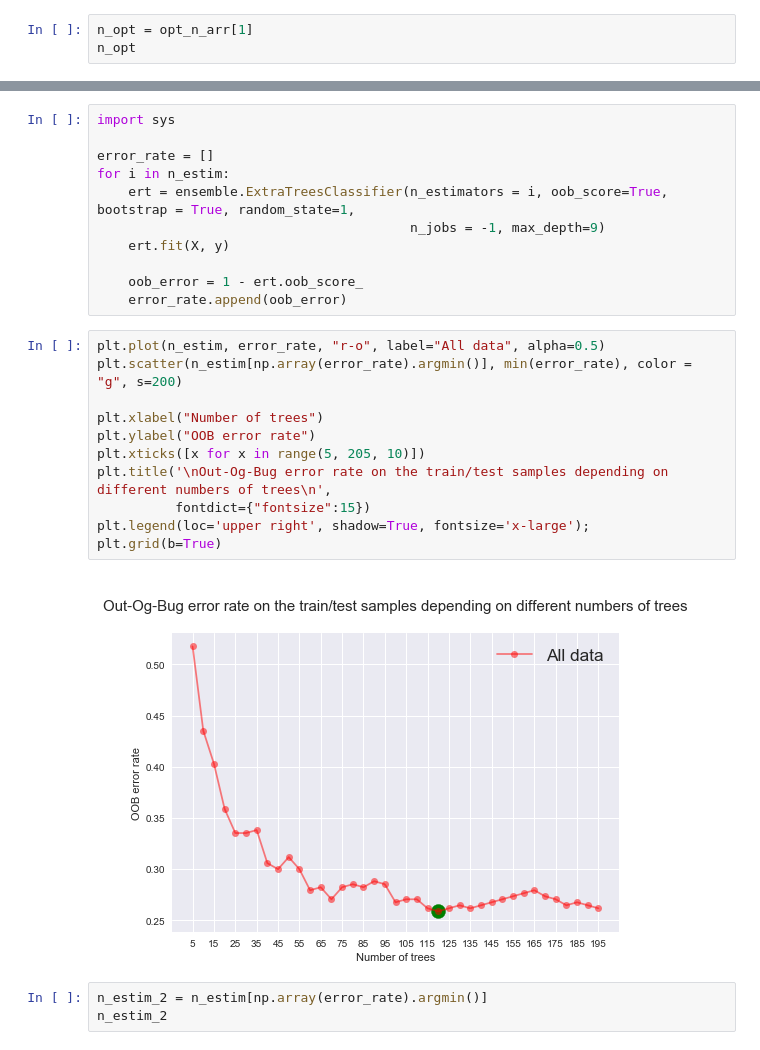
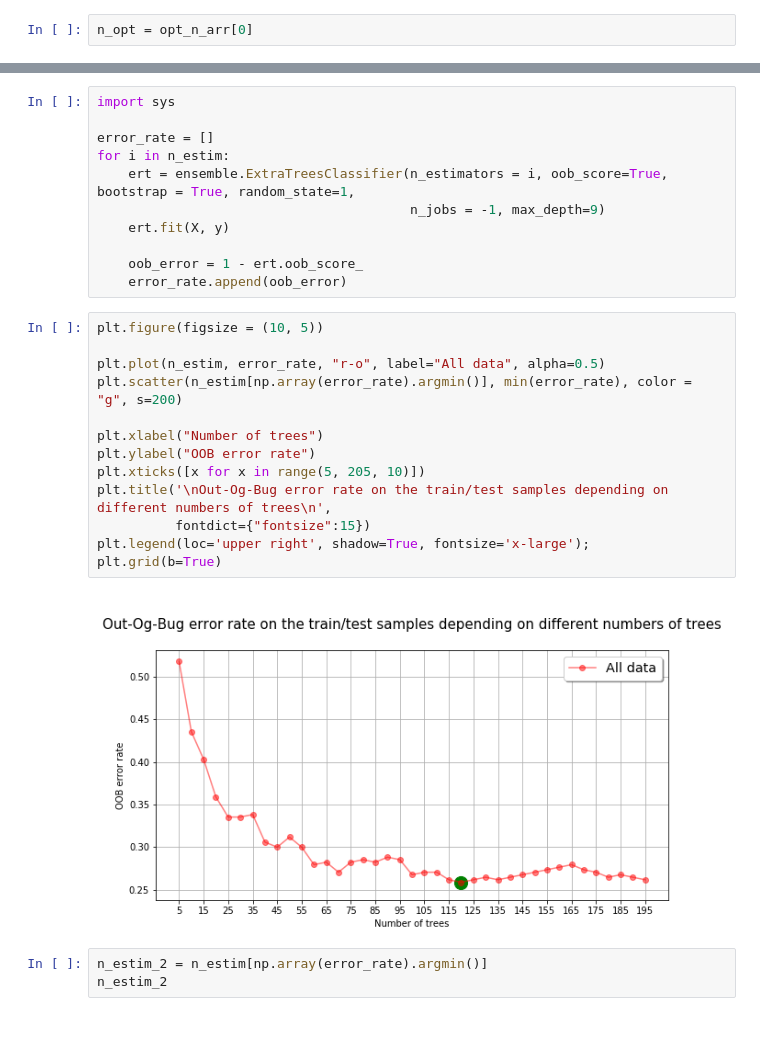
Before and after one commit to maksimovVva/Data_analysis, a Jupyter notebook: Maksimova_lab1.ipynb, the cells around one changed output, grey strips where cells are left out. Saved outputs shown, nothing was run; the diff lists cells and outputs as text.

```diff
--- a/Maksimova_lab1.ipynb
+++ b/Maksimova_lab1.ipynb
@@ -904,3 +903,2 @@ opt_n_arr
 # %%
-n_opt = opt_n_arr[1]
-n_opt
+n_opt = opt_n_arr[0]
@@ -1554,18 +1556,20 @@ for i in n_estim:
     oob_error = 1 - ert.oob_score_
     error_rate.append(oob_error)
 # %%
+plt.figure(figsize = (10, 5))
+
 plt.plot(n_estim, error_rate, "r-o", label="All data", alpha=0.5)
 plt.scatter(n_estim[np.array(error_rate).argmin()], min(error_rate), color = "g", s=200)
 
 plt.xlabel("Number of trees")
 plt.ylabel("OOB error rate")
 plt.xticks([x for x in range(5, 205, 10)])
 plt.title('\nOut-Og-Bug error rate on the train/test samples depending on different numbers of trees\n',
           fontdict={"fontsize":15})
 plt.legend(loc='upper right', shadow=True, fontsize='x-large');
 plt.grid(b=True)
 # %% [output]
-[figure, old version]
+[figure, new version]
 # %%
 n_estim_2 = n_estim[np.array(error_rate).argmin()]
 n_estim_2
```
Also changed, not shown: parts of 93 cells of this notebook.
